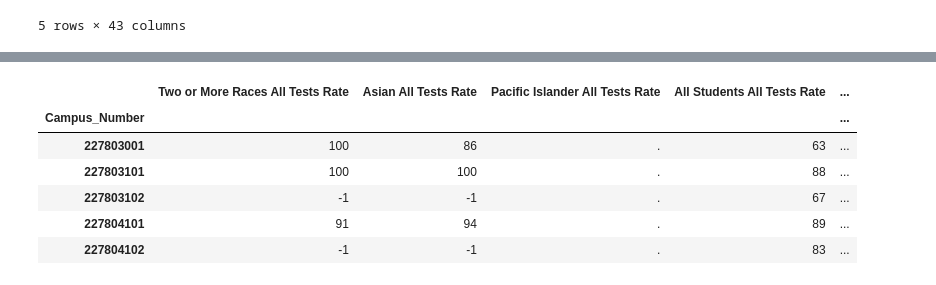
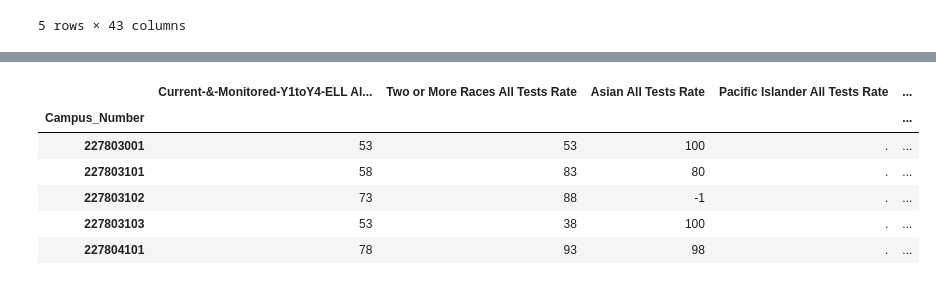
Before and after one commit to tpohl535/project_one_yellow_ninjas, a Jupyter notebook: Schools/ethnicity-acad-performance/schools-staar-perf.ipynb, the cells around one changed output, grey strips where cells are left out. Drawn from its saved outputs; the diff is of its cells as text; code cells hidden in the pictures.

```diff
--- a/Schools/ethnicity-acad-performance/schools-staar-perf.ipynb
+++ b/Schools/ethnicity-acad-performance/schools-staar-perf.ipynb
@@ -95,0 +134,11 @@ df_def15.head()
+# %%
+# Display STAAR data definitions for all 5 years, and drop extra columns where needed for consistency.
+
+df_def15.head()
+
+df_def16 = df_def16.drop(df_def16.columns[[1, 2]], axis=1)
+df_def17 = df_def17.drop(df_def17.columns[[1, 2]], axis=1)
+df_def18 = df_def18.drop(df_def18.columns[[1, 2]], axis=1)
+df_def19 = df_def19.drop(df_def19.columns[[1, 2]], axis=1)
+
+df_def19.head()
@@ -96,6 +152,11 @@ df_def15.head()
 # %%
-# Edit definition string to keep only relevant information.
+# Edit definition string to keep only relevant information for all 5 years.
 
 df_def15["Description"] = df_def15["Description"].str.split(',').str[-1]
-df_def15.head()
+df_def16["LABEL"] = df_def16["LABEL"].str.split(',').str[-1]
+df_def17["LABEL"] = df_def17["LABEL"].str.split(',').str[-1]
+df_def18["LABEL"] = df_def18["LABEL"].str.split(',').str[-1]
+df_def19["LABEL"] = df_def19["LABEL"].str.split(',').str[-1]
+
+df_def19.head()
 # %% [output]
@@ -108,5 +169,11 @@ df_def15.head()
 # %%
-# Edit column names in STAAR dataframe based on element definitions provided in other dataframe.
+# Edit column names in STAAR dataframe based on element definitions provided in other dataframe for all 5 years.
+
 df_staar15 = df_staar15.rename(columns=dict(df_def15.values))
-df_staar15.head()
+df_staar16 = df_staar16.rename(columns=dict(df_def16.values))
+df_staar17 = df_staar17.rename(columns=dict(df_def17.values))
+df_staar18 = df_staar18.rename(columns=dict(df_def18.values))
+df_staar19 = df_staar19.rename(columns=dict(df_def19.values))
+
+df_staar19.head()
 # %% [output]
@@ -121,12 +188,18 @@ df_staar15.head()
 # %%
-# Filter and keep only columns with All Test scores.
+# Filter and keep only columns with All Test scores for all 5 years.
+
 df_staar15_filt = df_staar15.filter(regex='All Tests')
-df_staar15_filt.head()
+df_staar16_filt = df_staar16.filter(regex='All Tests')
+df_staar17_filt = df_staar17.filter(regex='All Tests')
+df_staar18_filt = df_staar18.filter(regex='All Tests')
+df_staar19_filt = df_staar19.filter(regex='All Tests')
+
+df_staar19_filt.head()
 # %% [output]
-|  | Two or More Races All Tests Rate | Asian All Tests Rate | Pacific Islander All Tests Rate | All Students All Tests Rate | ... |
+|  | Current-&-Monitored-Y1toY4-ELL Al... | Two or More Races All Tests Rate | Asian All Tests Rate | Pacific Islander All Tests Rate | ... |
 | Campus_Number |  |  |  |  | ... |
-| 227803001 | 100 | 86 | . | 63 | ... |
-| 227803101 | 100 | 100 | . | 88 | ... |
-| 227803102 | -1 | -1 | . | 67 | ... |
-| 227804101 | 91 | 94 | . | 89 | ... |
-| 227804102 | -1 | -1 | . | 83 | ... |
+| 227803001 | 53 | 53 | 100 | . | ... |
+| 227803101 | 58 | 83 | 80 | . | ... |
+| 227803102 | 73 | 88 | -1 | . | ... |
+| 227803103 | 53 | 38 | 100 | . | ... |
+| 227804101 | 78 | 93 | 98 | . | ... |
```
Also changed, not shown: parts of 24 cells of this notebook, 1 other file.
